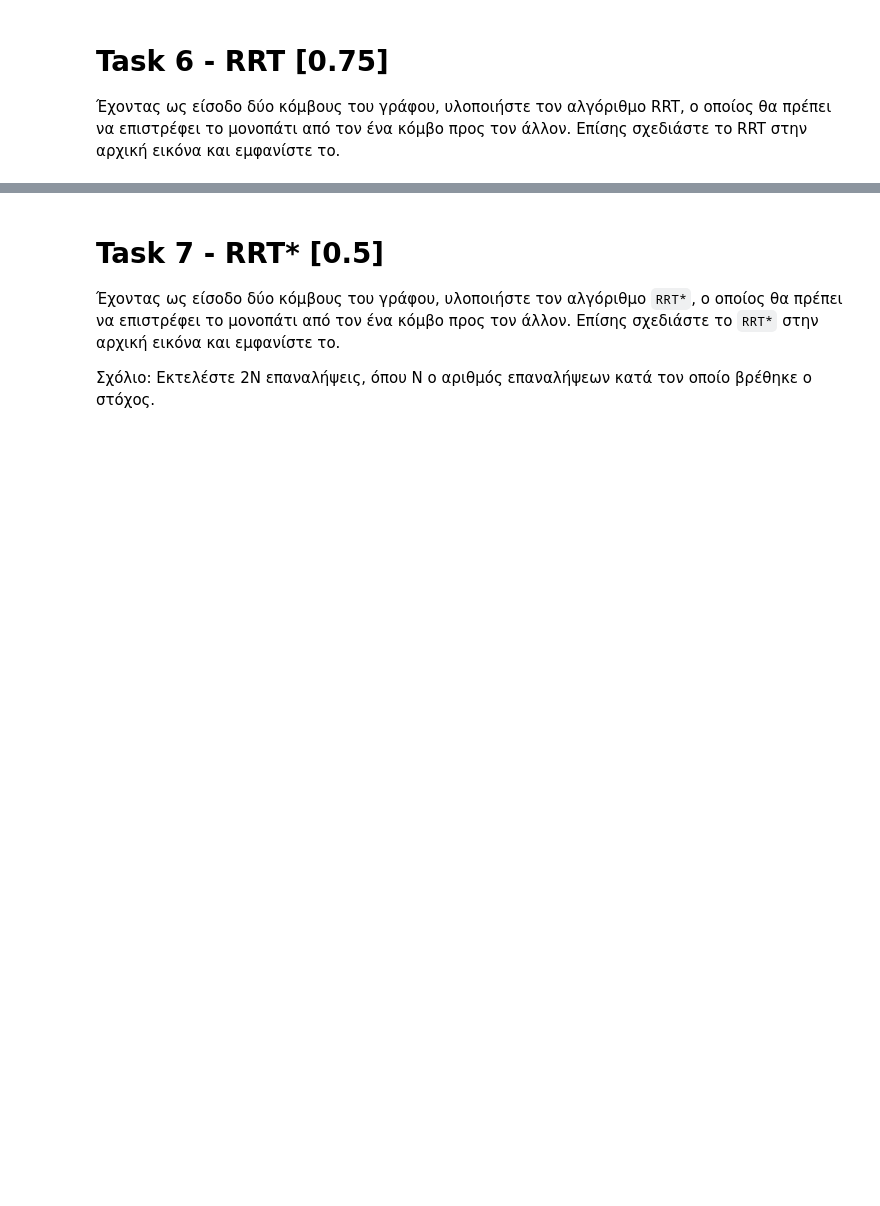
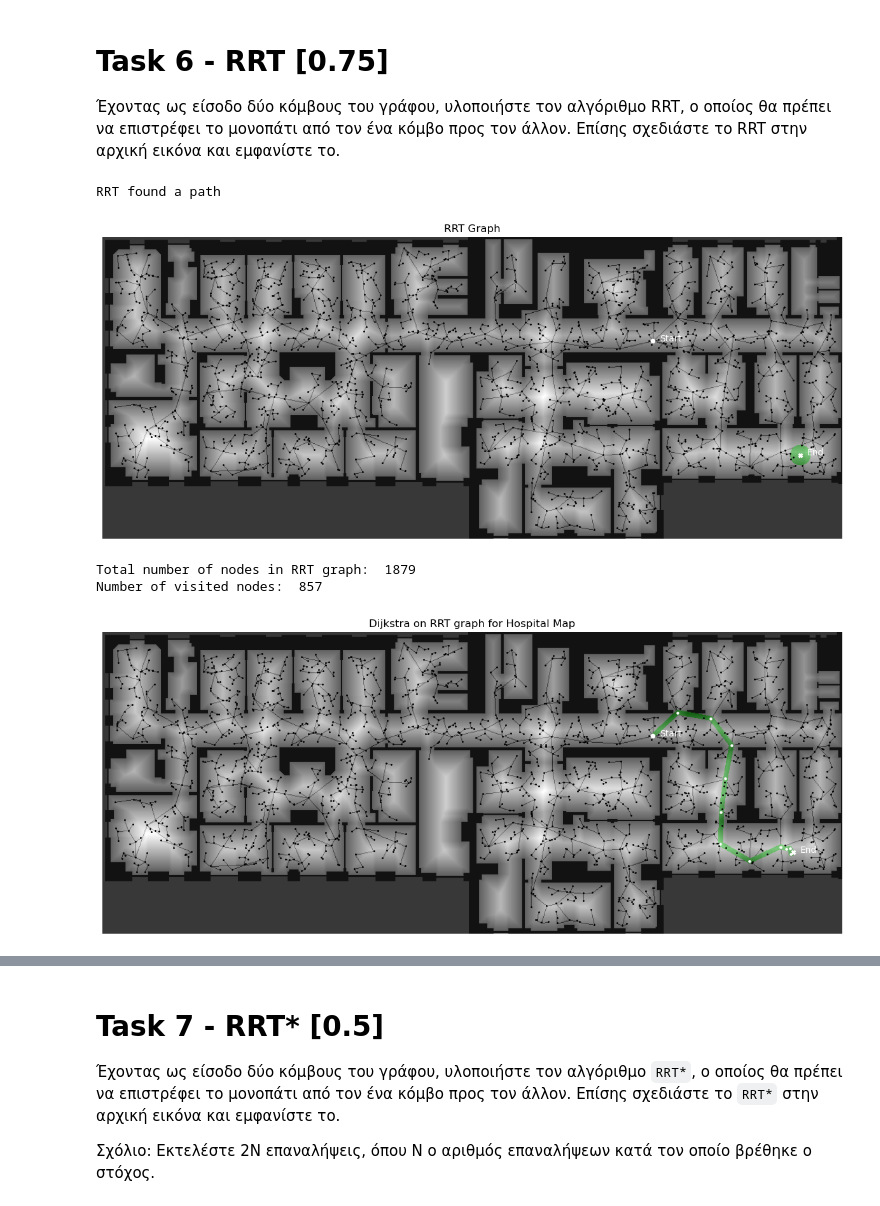
Before and after one commit to VasilisMpletsos/Autonomous_Systems_AUTH_2023, a Jupyter notebook: as2023.ipynb, the cells around one changed output, grey strips where cells are left out. Drawn from its saved outputs; the diff is of its cells as text; code cells hidden in the pictures; blank space fills up the shorter version.

```diff
--- a/as2023.ipynb
+++ b/as2023.ipynb
@@ -507,6 +506,17 @@ def random_dijkstra(graph, brushfire_map, image, title):
         print('Number of visited nodes: ', len(visited_nodes))
         # Show the path
         show_path(graph, path, start_node, target_node, image, brushfire_map, title)
+# %%
+def dijkstra_with_start_and_target_node(graph, start_node, target_node, brushfire_map, image, title):
+    # Get the path from the start node to the end node
+    path, visited_nodes = dijkstra(graph, start_node, target_node)
+    if path == None:
+        print('Could not find the end node')
+    else:
+        # Print how many nodes were visited
+        print('Number of visited nodes: ', len(visited_nodes))
+        # Show the path
+        show_path(graph, path, start_node, target_node, image, brushfire_map, title)
 # %%
 def random_a_star(graph, brushfire_map, image, title):
     # Get 2 random nodes from the graph
@@ -597,0 +722,22 @@ def rrt(image, max_iterations, max_distance, goal_radius, threshold):
+# %%
+# Get random nodes from the uniform probabilistic roadmap because there are already in the free space
+start_node, target_node = get_random_nodes(uniform_probalistic_roadmap)
+
+# Caclulate the RRT graph
+max_iterations = 5000
+max_distance = 50
+goal_radius = 15
+threshold = 5
+rrt_graph, start_node, target_node_new = rrt(image_normal, start_node, target_node, max_iterations, max_distance, goal_radius, threshold)
+if rrt_graph != None:
+    plot_rrt_graph(rrt_graph, start_node, target_node, goal_radius, image)
+    print('Total number of nodes in RRT graph: ', len(rrt_graph.nodes))
+    dijkstra_with_start_and_target_node(rrt_graph, start_node, target_node_new, brushfire_map, image, 'Dijkstra on RRT graph for Hospital Map')
+else:
+    print('RRT could not find a path')
+# %% [output]
+RRT found a path
+[figure, added]
+Total number of nodes in RRT graph:  1879
+Number of visited nodes:  857
+[figure, added]
```
Also changed, not shown: parts of 11 cells of this notebook.
